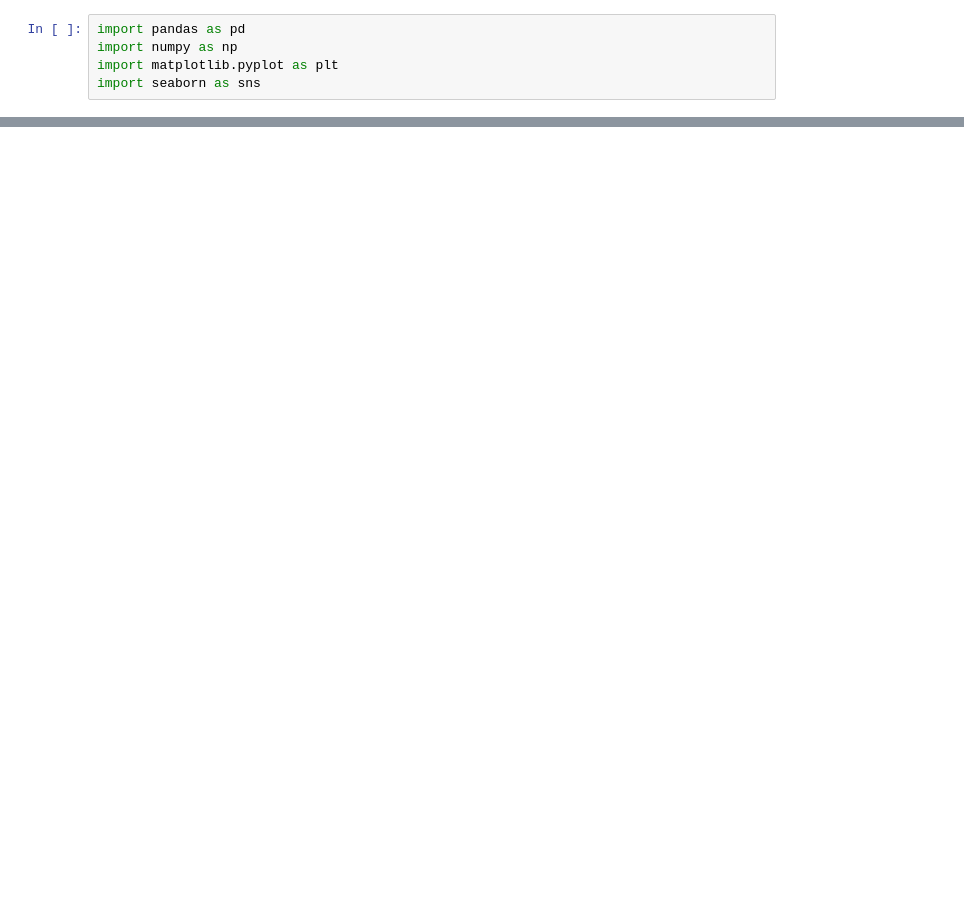
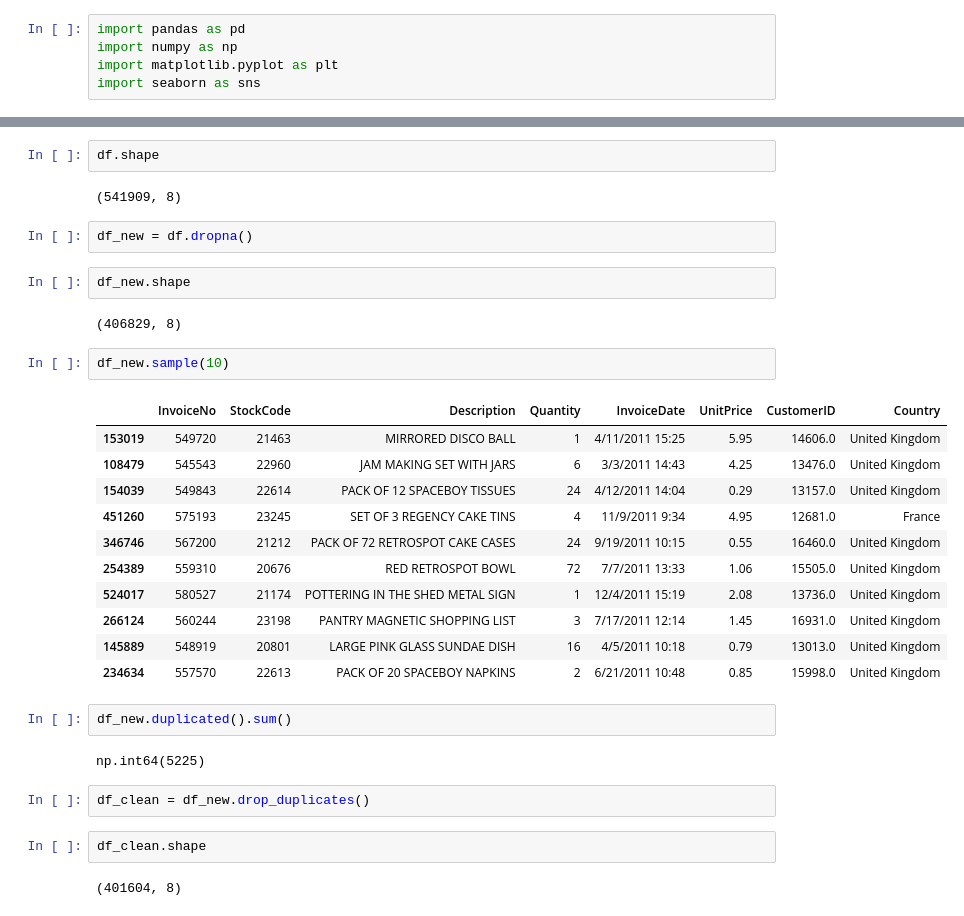
Before and after one commit to Rohit-Singh-0/Customer-Segmentation-Analysis, a Jupyter notebook: Customer Segmentation Analysis.ipynb, the cells around one changed output, grey strips where cells are left out. Saved outputs shown, nothing was run; the diff lists cells and outputs as text; blank space fills up the shorter version.

```diff
--- a/Customer Segmentation Analysis.ipynb
+++ b/Customer Segmentation Analysis.ipynb
@@ -9,0 +72,34 @@ UnicodeDecodeError: 'utf-8' codec can't decode byte 0xa3 in position 79780: inva
+# %%
+df.shape
+# %% [output]
+(541909, 8)
+# %%
+df_new = df.dropna()
+# %%
+df_new.shape
+# %% [output]
+(406829, 8)
+# %%
+df_new.sample(10)
+# %% [output]
+|  | InvoiceNo | StockCode | Description | Quantity | InvoiceDate | UnitPrice | CustomerID | Country |
+| 153019 | 549720 | 21463 | MIRRORED DISCO BALL | 1 | 4/11/2011 15:25 | 5.95 | 14606.0 | United Kingdom |
+| 108479 | 545543 | 22960 | JAM MAKING SET WITH JARS | 6 | 3/3/2011 14:43 | 4.25 | 13476.0 | United Kingdom |
+| 154039 | 549843 | 22614 | PACK OF 12 SPACEBOY TISSUES | 24 | 4/12/2011 14:04 | 0.29 | 13157.0 | United Kingdom |
+| 451260 | 575193 | 23245 | SET OF 3 REGENCY CAKE TINS | 4 | 11/9/2011 9:34 | 4.95 | 12681.0 | France |
+| 346746 | 567200 | 21212 | PACK OF 72 RETROSPOT CAKE CASES | 24 | 9/19/2011 10:15 | 0.55 | 16460.0 | United Kingdom |
+| 254389 | 559310 | 20676 | RED RETROSPOT BOWL | 72 | 7/7/2011 13:33 | 1.06 | 15505.0 | United Kingdom |
+| 524017 | 580527 | 21174 | POTTERING IN THE SHED METAL SIGN | 1 | 12/4/2011 15:19 | 2.08 | 13736.0 | United Kingdom |
+| 266124 | 560244 | 23198 | PANTRY MAGNETIC SHOPPING LIST | 3 | 7/17/2011 12:14 | 1.45 | 16931.0 | United Kingdom |
+| 145889 | 548919 | 20801 | LARGE PINK GLASS SUNDAE DISH | 16 | 4/5/2011 10:18 | 0.79 | 13013.0 | United Kingdom |
+| 234634 | 557570 | 22613 | PACK OF 20 SPACEBOY NAPKINS | 2 | 6/21/2011 10:48 | 0.85 | 15998.0 | United Kingdom |
+# %%
+df_new.duplicated().sum()
+# %% [output]
+np.int64(5225)
+# %%
+df_clean = df_new.drop_duplicates()
+# %%
+df_clean.shape
+# %% [output]
+(401604, 8)
```
Also changed, not shown: parts of 19 cells of this notebook.
